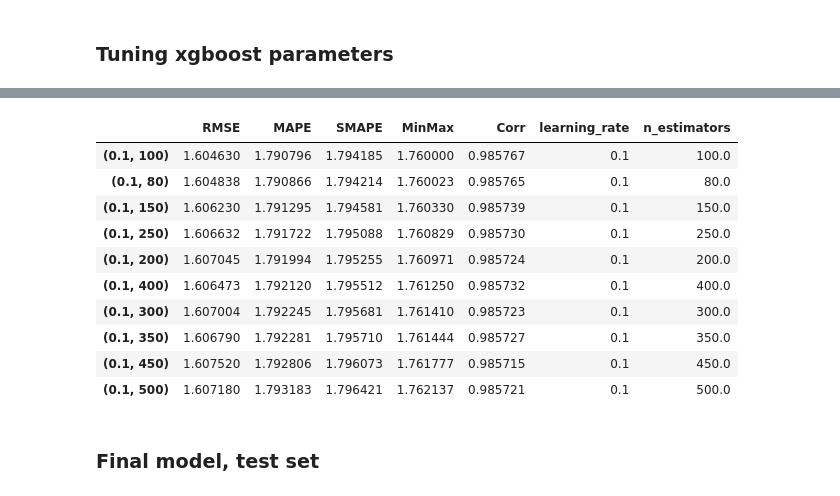
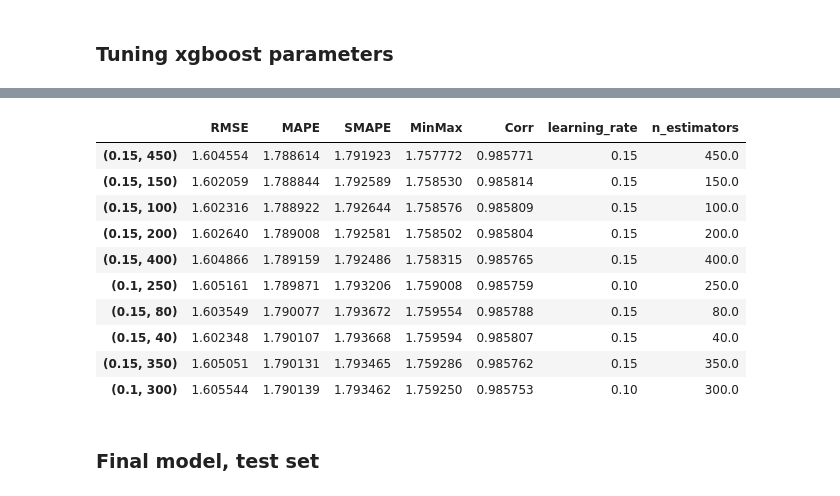
Before and after one commit to vimtex/ds_projects, a Jupyter notebook: stock_price/fslr/5_xgboost.ipynb, the cells around one changed output, grey strips where cells are left out. Cells and saved outputs as stored; diff of their text form; code cells hidden in the pictures.

```diff
--- a/stock_price/fslr/5_xgboost.ipynb
+++ b/stock_price/fslr/5_xgboost.ipynb
@@ -340,9 +285,0 @@ val_scaled.head()
-# %%
-# Do scaling for test set
-test_scaled = test[['date']]
-for col in cols_list:
-    feat_list = [f'{col}_lag_{shift}' for shift in range(1, N+1)]
-    temp = test.apply(lambda row: scale_row(row[feat_list], row[col+'_mean'], row[col+'_std']), axis=1)
-    test_scaled = pd.concat([test_scaled, temp], axis=1)
-
-test_scaled.head()
@@ -383,0 +288,12 @@ X_test_scaled = test_scaled[features]
+# %%
+cols_to_lag = "volume adj_close range_hl range_oc".split()
+cols_to_scale = ["adj_close"]
+
+(   scaler, scaler_train_val,
+    train, val, train_val, test,
+    train_scaled, val_scaled, train_val_scaled, test_scaled,
+    X_train, y_train, X_val, y_val,
+    X_train_val, y_train_val, X_test, y_test,
+    X_train_scaled, y_train_scaled, X_val_scaled,
+    X_train_val_scaled, y_train_val_scaled, X_test_scaled
+) = data_preprocessing(data_copy, N, ntrain, nval, cols_to_lag, cols_to_scale)
@@ -403,7 +353,7 @@ plt.show();
 # %%
 # Create the model
 model = XGBRegressor(objective='reg:squarederror',
-                     seed=seed,
+                     random_state=seed,
                      n_estimators=n_estimators,
                      max_depth=max_depth,
                      learning_rate=learning_rate,
@@ -810,7 +604,7 @@ param_label = 'learning_rate'
 param_list = [0.1]  # fixed at first
 
 param2_label = 'min_child_weight'
-param2_list = range(1, 21, 1)
+param2_list = range(1, 31, 1)
 
 metrics = pd.DataFrame()
 for param in param_list:
@@ -840,6 +634,6 @@ print(metrics)
 
 learning_rate_opt = 0.1
 min_child_weight_opt = metrics.MAPE.idxmin()
-metrics.MAPE.idxmin(), metrics.MAPE.min()
+metrics.loc[[metrics.MAPE.idxmin()]]
 # %% [output]
         RMSE      MAPE     SMAPE    MinMax      Corr
@@ -1049,15 +839,14 @@ plot_two_params_tuning(metrics[  (metrics['n_estimators']>40)
 # %%
-# lr = 0.3 seems too big
-metrics[metrics.learning_rate==0.1].sort_values(by='MAPE').head(10)
+metrics[(metrics.learning_rate==0.1) | (metrics.learning_rate==0.15)].sort_values(by='MAPE').head(10)
 # %% [output]
 |  | RMSE | MAPE | SMAPE | MinMax | Corr | learning_rate | n_estimators |
-| (0.1, 100) | 1.604630 | 1.790796 | 1.794185 | 1.760000 | 0.985767 | 0.1 | 100.0 |
-| (0.1, 80) | 1.604838 | 1.790866 | 1.794214 | 1.760023 | 0.985765 | 0.1 | 80.0 |
-| (0.1, 150) | 1.606230 | 1.791295 | 1.794581 | 1.760330 | 0.985739 | 0.1 | 150.0 |
-| (0.1, 250) | 1.606632 | 1.791722 | 1.795088 | 1.760829 | 0.985730 | 0.1 | 250.0 |
-| (0.1, 200) | 1.607045 | 1.791994 | 1.795255 | 1.760971 | 0.985724 | 0.1 | 200.0 |
-| (0.1, 400) | 1.606473 | 1.792120 | 1.795512 | 1.761250 | 0.985732 | 0.1 | 400.0 |
-| (0.1, 300) | 1.607004 | 1.792245 | 1.795681 | 1.761410 | 0.985723 | 0.1 | 300.0 |
-| (0.1, 350) | 1.606790 | 1.792281 | 1.795710 | 1.761444 | 0.985727 | 0.1 | 350.0 |
-| (0.1, 450) | 1.607520 | 1.792806 | 1.796073 | 1.761777 | 0.985715 | 0.1 | 450.0 |
-| (0.1, 500) | 1.607180 | 1.793183 | 1.796421 | 1.762137 | 0.985721 | 0.1 | 500.0 |
+| (0.15, 450) | 1.604554 | 1.788614 | 1.791923 | 1.757772 | 0.985771 | 0.15 | 450.0 |
+| (0.15, 150) | 1.602059 | 1.788844 | 1.792589 | 1.758530 | 0.985814 | 0.15 | 150.0 |
+| (0.15, 100) | 1.602316 | 1.788922 | 1.792644 | 1.758576 | 0.985809 | 0.15 | 100.0 |
+| (0.15, 200) | 1.602640 | 1.789008 | 1.792581 | 1.758502 | 0.985804 | 0.15 | 200.0 |
+| (0.15, 400) | 1.604866 | 1.789159 | 1.792486 | 1.758315 | 0.985765 | 0.15 | 400.0 |
+| (0.1, 250) | 1.605161 | 1.789871 | 1.793206 | 1.759008 | 0.985759 | 0.10 | 250.0 |
+| (0.15, 80) | 1.603549 | 1.790077 | 1.793672 | 1.759554 | 0.985788 | 0.15 | 80.0 |
+| (0.15, 40) | 1.602348 | 1.790107 | 1.793668 | 1.759594 | 0.985807 | 0.15 | 40.0 |
+| (0.15, 350) | 1.605051 | 1.790131 | 1.793465 | 1.759286 | 0.985762 | 0.15 | 350.0 |
+| (0.1, 300) | 1.605544 | 1.790139 | 1.793462 | 1.759250 | 0.985753 | 0.10 | 300.0 |
```
Also changed, not shown: parts of 43 cells of this notebook, 9 other files.
